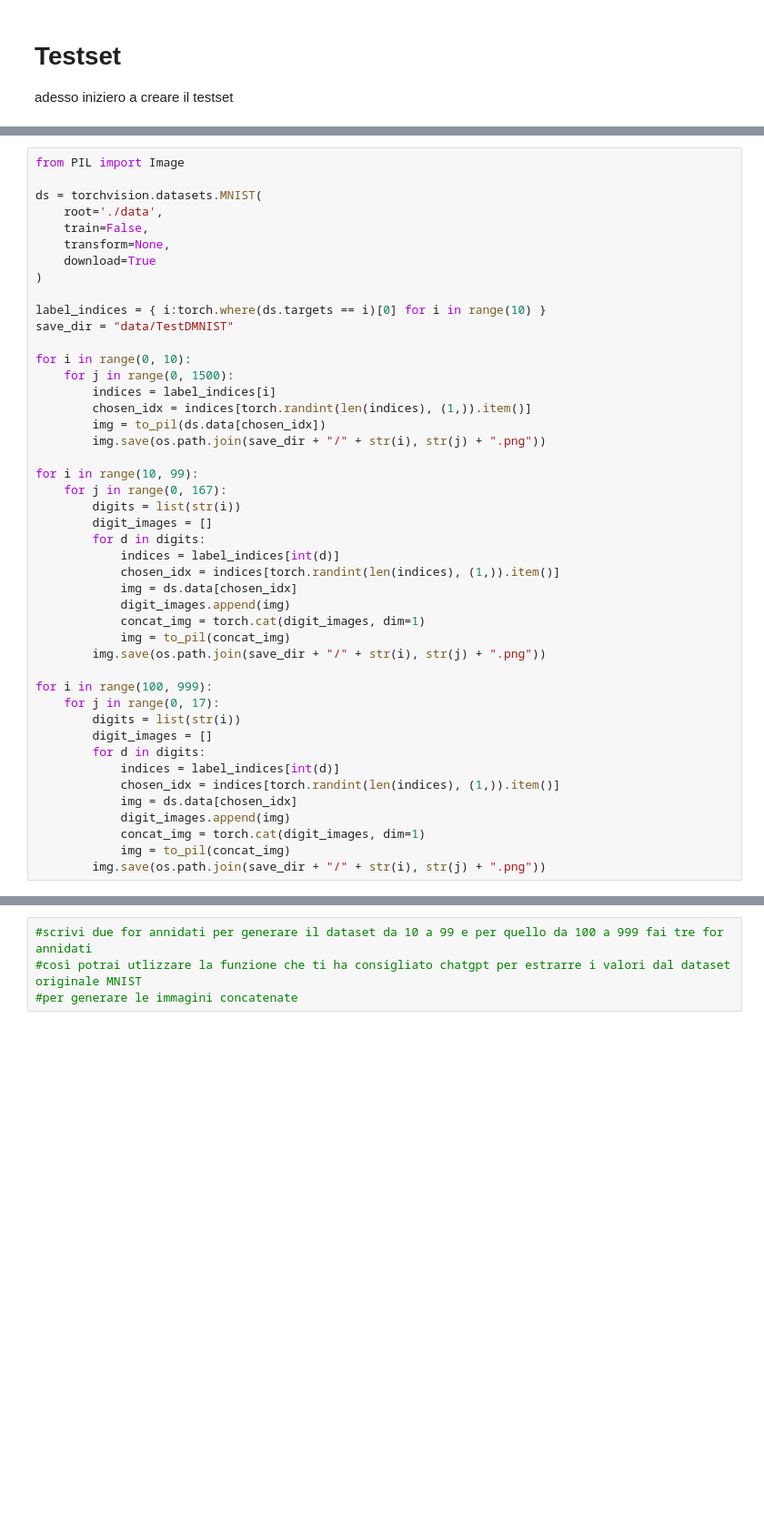
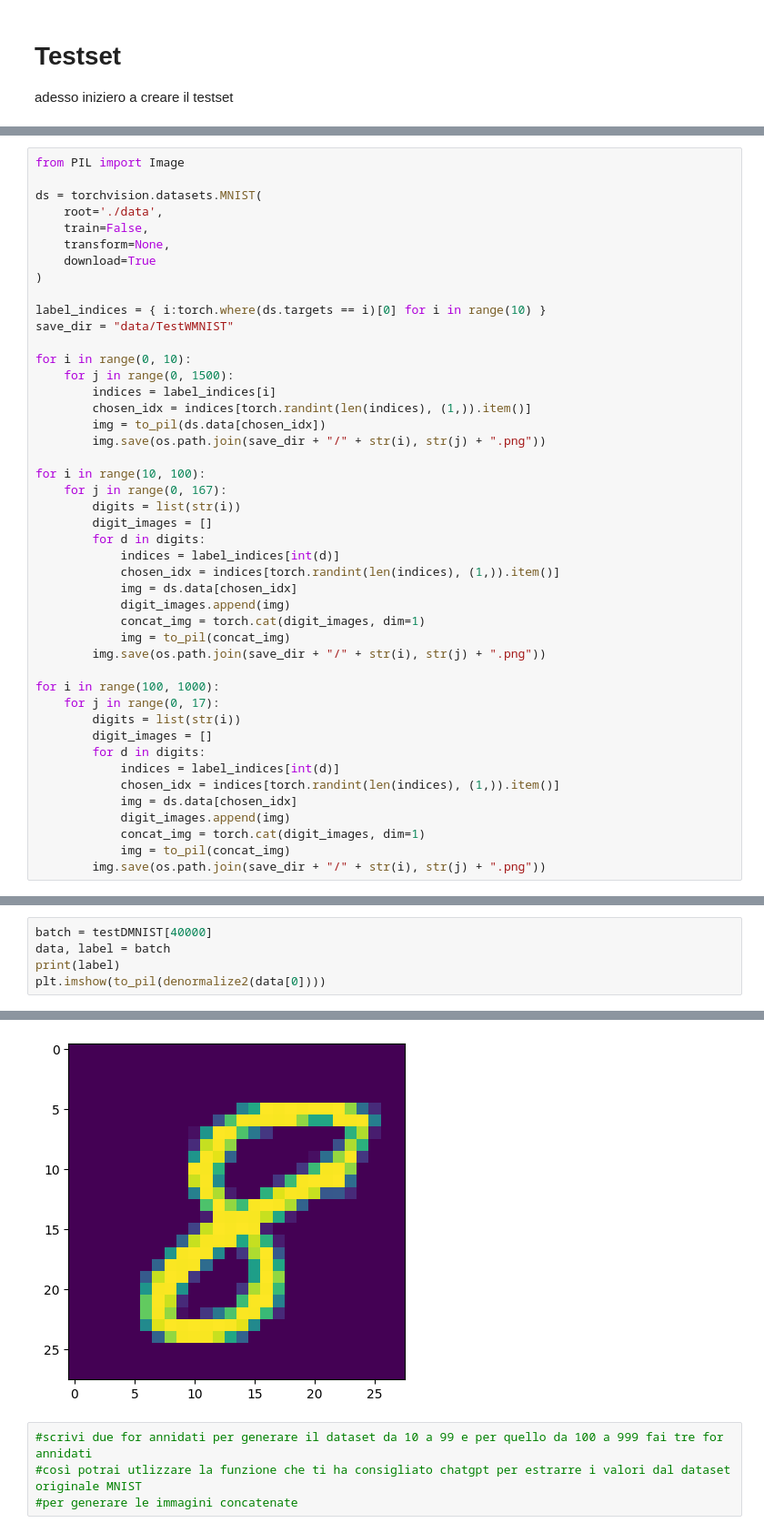
Before and after one commit to LorenzoBacchini/DeepLearning-Project-Assignment, a Jupyter notebook: customDataset.ipynb, the cells around one changed output, grey strips where cells are left out. Shown at 91% size. Saved outputs shown, nothing was run; the diff lists cells and outputs as text; blank space fills up the shorter version.

```diff
--- a/customDataset.ipynb
+++ b/customDataset.ipynb
@@ -319,7 +319,7 @@ ds = torchvision.datasets.MNIST(
 )
 
 label_indices = { i:torch.where(ds.targets == i)[0] for i in range(10) }
-save_dir = "data/TestDMNIST"
+save_dir = "data/TestWMNIST"
 
 for i in range(0, 10):
     for j in range(0, 1500):
@@ -328,7 +328,7 @@ for i in range(0, 10):
         img = to_pil(ds.data[chosen_idx])
         img.save(os.path.join(save_dir + "/" + str(i), str(j) + ".png"))
 
-for i in range(10, 99):
+for i in range(10, 100):
     for j in range(0, 167):
         digits = list(str(i))
         digit_images = []
@@ -341,7 +341,7 @@ for i in range(10, 99):
             img = to_pil(concat_img)
         img.save(os.path.join(save_dir + "/" + str(i), str(j) + ".png"))
 
-for i in range(100, 999):
+for i in range(100, 1000):
     for j in range(0, 17):
         digits = list(str(i))
         digit_images = []
@@ -355,0 +672,6 @@ for i in range(100, 999):
+# %%
+batch = testDMNIST[40000]
+data, label = batch
+print(label)
+plt.imshow(to_pil(denormalize2(data[0])))
+# %% [output]
@@ -356,3 +680,4 @@ for i in range(100, 999):
+[figure, added]
 # %%
 #scrivi due for annidati per generare il dataset da 10 a 99 e per quello da 100 a 999 fai tre for annidati
 #così potrai utlizzare la funzione che ti ha consigliato chatgpt per estrarre i valori dal dataset originale MNIST
```
Also changed, not shown: parts of 21 cells of this notebook.
